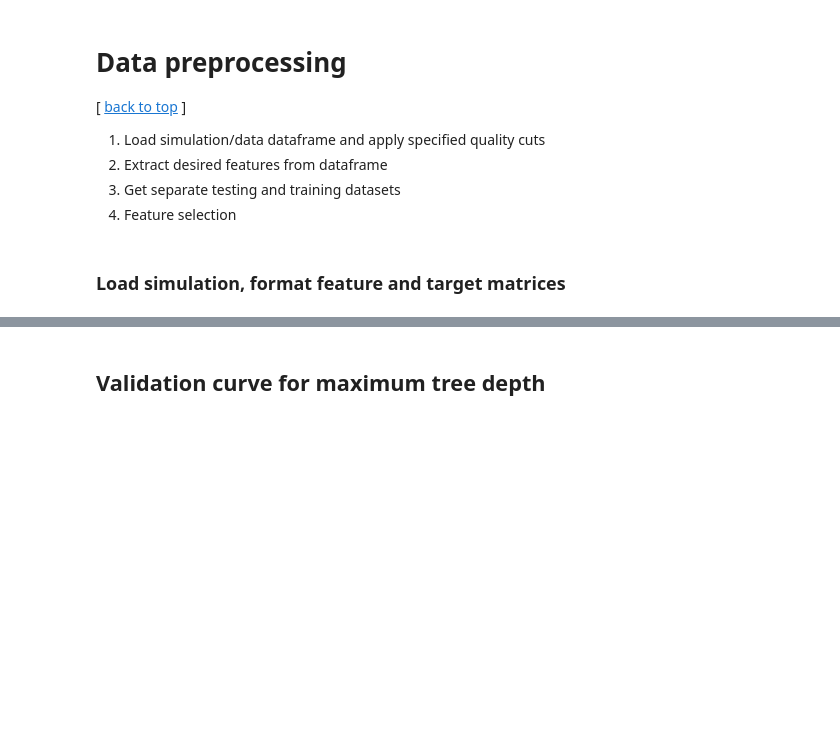
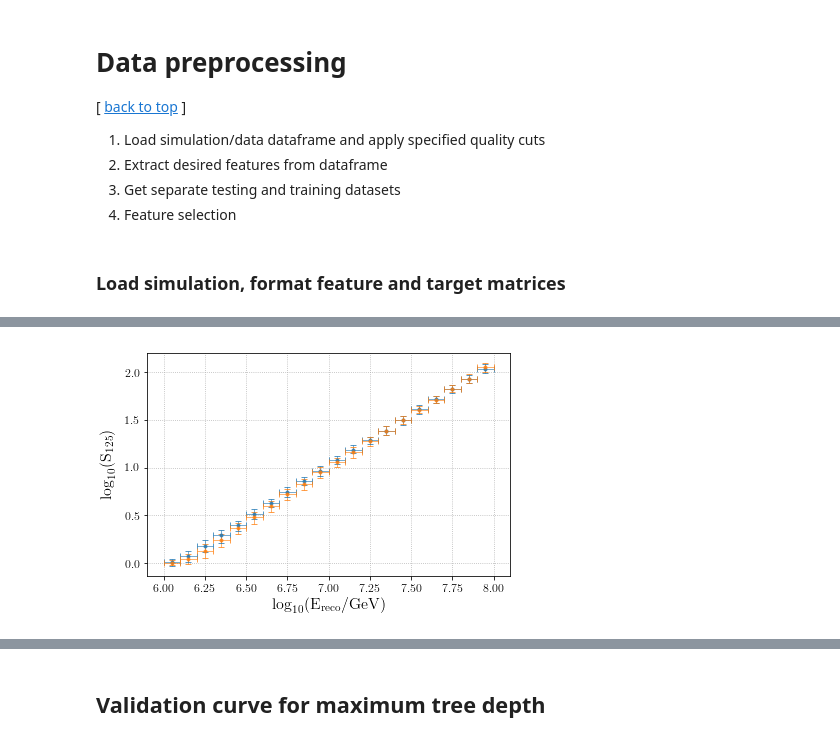
Before and after one commit to jrbourbeau/cr-composition, a Jupyter notebook: notebooks/energy-reco.ipynb, the cells around one changed output, grey strips where cells are left out. Cells and saved outputs as stored; diff of their text form; code cells hidden in the pictures; blank space fills up the shorter version.

```diff
--- a/notebooks/energy-reco.ipynb
+++ b/notebooks/energy-reco.ipynb
@@ -107,0 +232,16 @@ clf = RandomForestRegressor(n_estimators=50, n_jobs=5, random_state=2)
+# %%
+fig, ax = plt.subplots()
+for composition in comp_list:
+    log_s125 = df_sim_test.loc[comp_mask_test[composition], 'log_s125']
+    log_energy = reco_log_energy[comp_mask_test[composition]]
+
+    _, bin_medians, error = comp.analysis.get_medians(log_energy, log_s125,
+                                                      energybins.log_energy_bins)
+    ax.errorbar(energybins.log_energy_midpoints, bin_medians, yerr=error, xerr=0.05,
+                marker='.', ls='None', label='light', color=color_dict[composition], alpha=0.75)
+ax.set_xlabel('$\mathrm{\log_{10}(E_{reco}/GeV)}$')
+ax.set_ylabel('$\mathrm{\log_{10}(S_{125})}$')
+ax.grid()
+plt.show()
+# %% [output]
+[figure, added]
```
Also changed, not shown: parts of 32 cells of this notebook, 19 other files.
